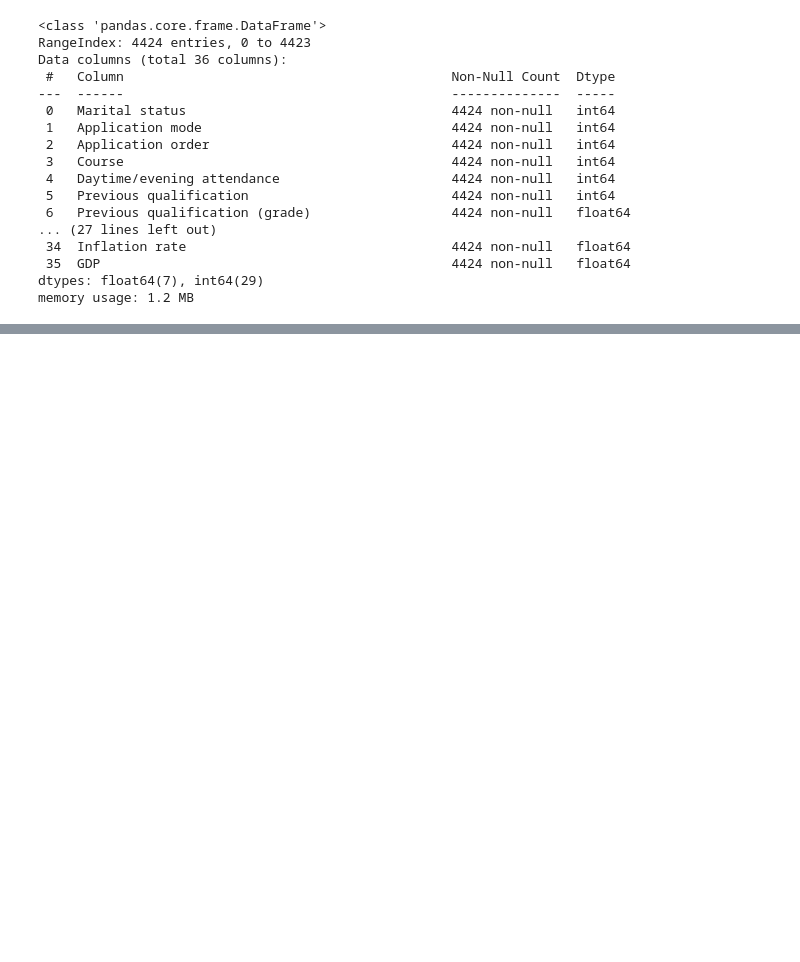
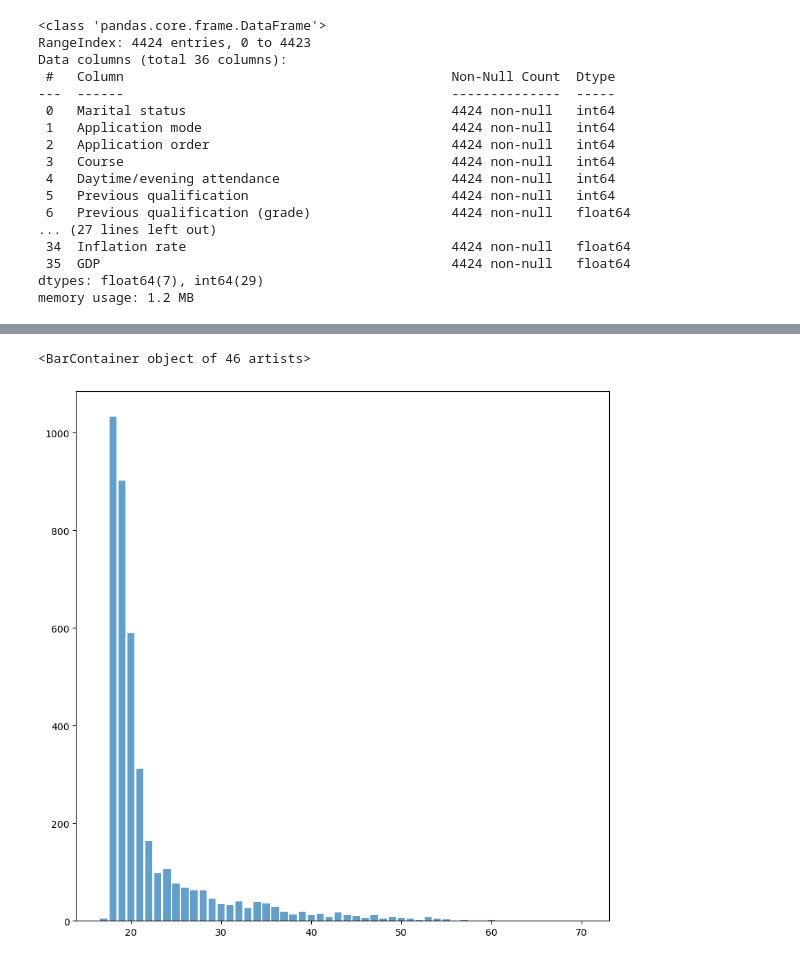
Before and after one commit to miloszczapla/studetns-graduation, a Jupyter notebook: student_grad.ipynb, the cells around one changed output, grey strips where cells are left out. Saved outputs shown, nothing was run; the diff lists cells and outputs as text; code cells hidden in the pictures; blank space fills up the shorter version.

```diff
--- a/student_grad.ipynb
+++ b/student_grad.ipynb
@@ -94,0 +129,12 @@ df_graduation_Students.select_dtypes(include=['int64', 'float64']).corr()
+# %%
+attendance_count = df_graduation_Students.groupby('Age at enrollment')['Daytime/evening attendance'].value_counts().unstack()
+# %%
+attendance_count.reset_index(inplace=True)
+# %%
+attendance_count.columns = ['Age at enrollment', 'Evening', 'Daytime']
+# %%
+fig, ax = plt.subplots(figsize=(10, 10))
+plt.bar(attendance_count['Age at enrollment'], height=attendance_count['Daytime'], alpha=0.7 )
+# %% [output]
+<BarContainer object of 46 artists>
+[figure, added]
```
Also changed, not shown: parts of 7 cells of this notebook.
